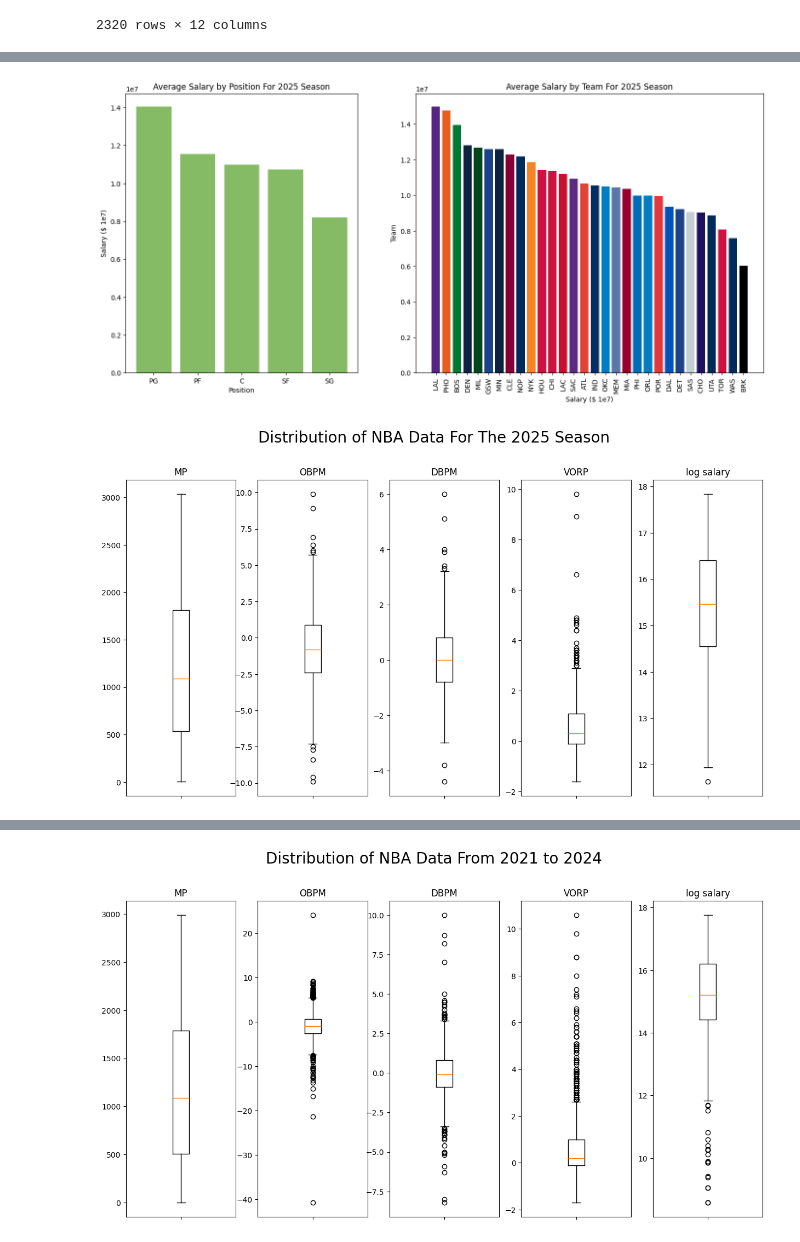
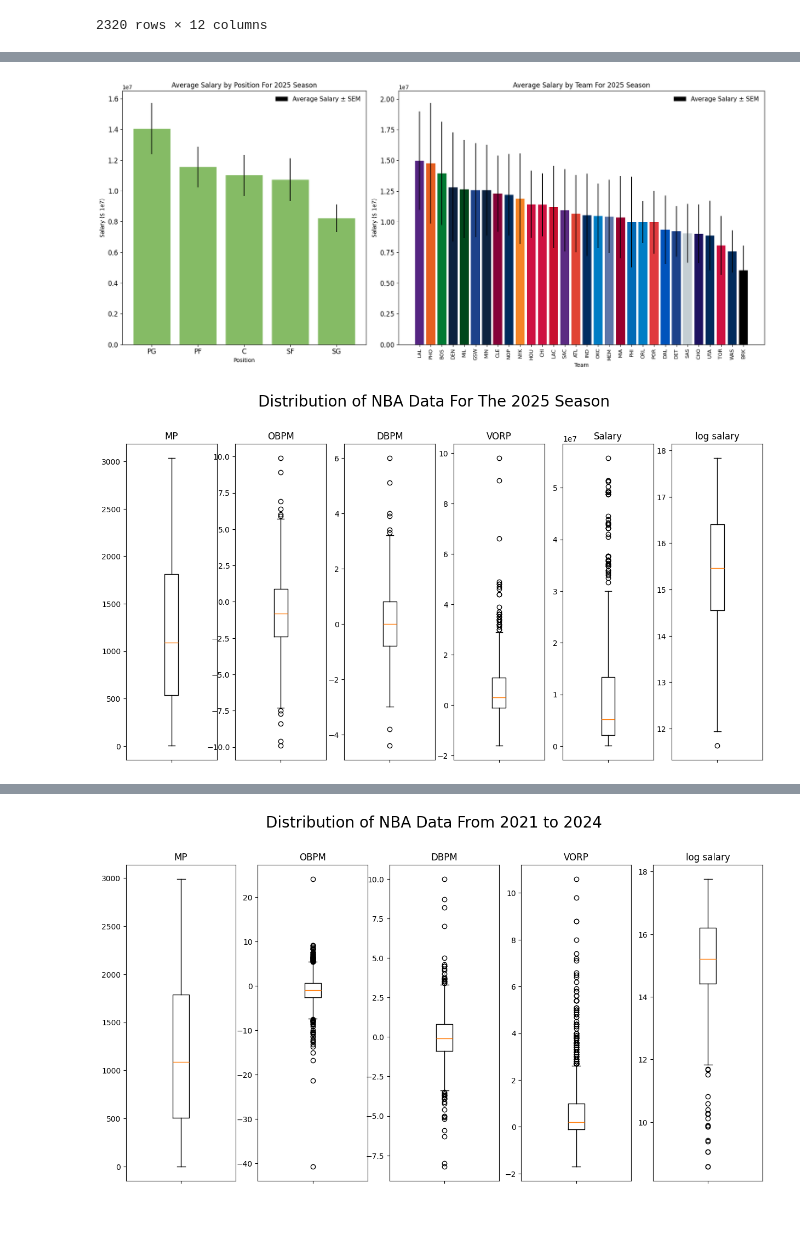
Before and after one commit to jhatch3/NBA-Salary-Minning, a Jupyter notebook: NBA-Salary/main.ipynb, the cells around one changed output, grey strips where cells are left out. Cells and saved outputs as stored; diff of their text form; code cells hidden in the pictures.

```diff
--- a/NBA-Salary/main.ipynb
+++ b/NBA-Salary/main.ipynb
@@ -13,10 +14,14 @@ from sklearn.metrics import mean_squared_error, r2_score
 # Used to color bar charts for each team
 color_df = pd.read_csv("Data/team_colors.csv")
 # %%
+# Read in data and add log salary
 df_original = pd.read_csv("Data/clean/master_data.csv")
+df_original["log salary"] = np.log(df_original["Salary"])
+
+# Include each team hex color for graphing
 df_merged = df_original.merge(color_df, on="Team", how="left")
-df_merged["log salary"] = np.log(df_merged["Salary"])
-df_original["log salary"] = np.log(df_original["Salary"])
+
+# Add
 df_merged
 # %% [output]
 |  | Player | Player-additional | Team | MP | OBPM | DBPM | VORP | Pos | Year | Salary | ... |
@@ -63,26 +63,70 @@ Text(0.5, 0, 'Salary ($)')
 # %%
-pos_2025 = df_2025.groupby("Pos", as_index=False).mean(numeric_only=True).sort_values("Salary", ascending=False)
-team_2025 = df_2025.groupby("Team", as_index=False).mean(numeric_only=True).sort_values("Salary", ascending=False)
-colors = team_2025.merge(color_df, on="Team", how="left")
-fig, ax = plt.subplots(1, 2, figsize=(17, 7.5), sharey=False, gridspec_kw={"width_ratios": [2, 3]})
+import matplotlib.pyplot as plt
+from matplotlib.patches import Patch
 
+# Means (sorted)
+pos_mean  = df_2025.groupby("Pos")["Salary"].mean().sort_values(ascending=False)
+team_mean = df_2025.groupby("Team")["Salary"].mean().sort_values(ascending=False)
 
-ax[0].bar(x=pos_2025["Pos"], height=pos_2025["Salary"], color="#85BB65")
+# SEM (same order as means)
+pos_sem  = df_2025.groupby("Pos")["Salary"].sem().reindex(pos_mean.index)
+team_sem = df_2025.groupby("Team")["Salary"].sem().reindex(team_mean.index)
+
+# Build team plot df + merge colors (must happen before plotting)
+team_plot = team_mean.reset_index().rename(columns={"Salary": "Salary_mean"})
+team_plot["Salary_sem"] = team_sem.values
+team_plot = team_plot.merge(color_df, on="Team", how="left")
+
+# Plot
+fig, ax = plt.subplots(
+    1, 2, figsize=(17, 7.5),
+    sharey=False,
+    gridspec_kw={"width_ratios": [2, 3]}
+)
+
+ax[0].bar(pos_mean.index, pos_mean.values, yerr=pos_sem.values, color="#85BB65")
 ax[0].set_xlabel("Position")
 ax[0].set_ylabel("Salary ($ 1e7)")
 ax[0].set_title("Average Salary by Position For 2025 Season")
+ax[0].tick_params(axis="x", labelsize=12)
+ax[0].tick_params(axis="y", labelsize=12)
 
-ax[1].bar(x=team_2025["Team"], height=team_2025["Salary"], color=colors["hex"])
-ax[1].set_ylabel("Team")
-ax[1].set_xlabel("Salary ($ 1e7)")
+ax[1].bar(team_plot["Team"], team_plot["Salary_mean"], yerr=team_plot["Salary_sem"], color=team_plot["hex"])
+ax[1].set_xlabel("Team")
+ax[1].set_ylabel("Salary ($ 1e7)")
 ax[1].set_title("Average Salary by Team For 2025 Season")
-ax[1].tick_params(axis='x', labelrotation=90)
+ax[1].tick_params(axis="x", labelrotation=90, labelsize=9)
+ax[1].tick_params(axis="y", labelsize=12)
+
+# Legend for positions
+legend_handle = Patch(
+    facecolor="#000000",
+    label="Average Salary ± SEM"
+)
+
+ax[0].legend(
+    handles=[legend_handle],
+    loc="upper right",
+    fontsize=11,
+    frameon=False
+)
+
+ax[1].legend(
+    handles=[legend_handle],
+    loc="upper right",
+    fontsize=11,
+    frameon=False
+)
+
+
+plt.tight_layout()
+plt.show()
 # %% [output]
-[figure, old version]
+[figure, new version]
 # %%
-fig, ax = plt.subplots(1, 5, figsize=(15, 7.5), sharey=False)
+fig, ax = plt.subplots(1, 6, figsize=(15, 7.5), sharey=False)
 
-cols = ["MP", "OBPM", "DBPM", "VORP", "log salary"]
+cols = ["MP", "OBPM", "DBPM", "VORP", "Salary","log salary"]
 
 for j, col in enumerate(cols):
     ax[j].boxplot(df_2025[col].dropna())
@@ -92,5 +136,5 @@ for j, col in enumerate(cols):
 fig.suptitle("Distribution of NBA Data For The 2025 Season", fontsize=20, y=1)
 plt.show()
 # %% [output]
-[figure, old version]
+[figure, new version]
 # %%
```
Also changed, not shown: parts of 24 cells of this notebook, 2 other files.
